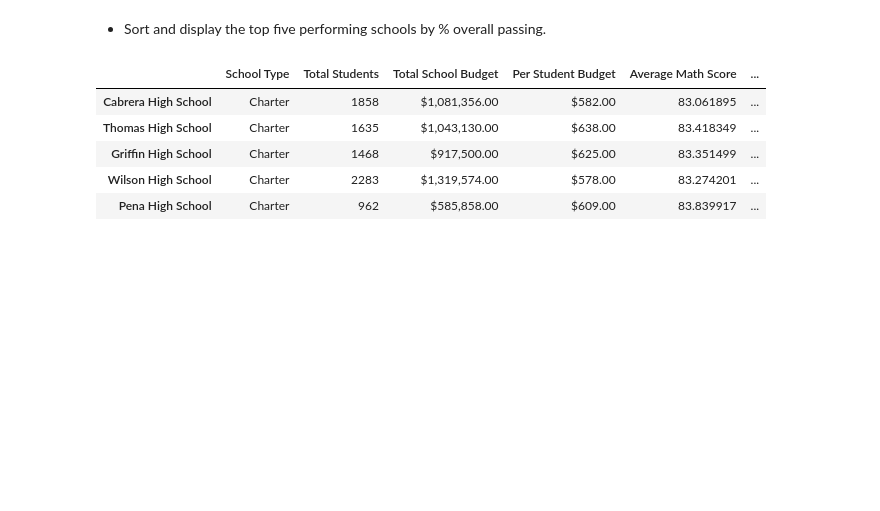
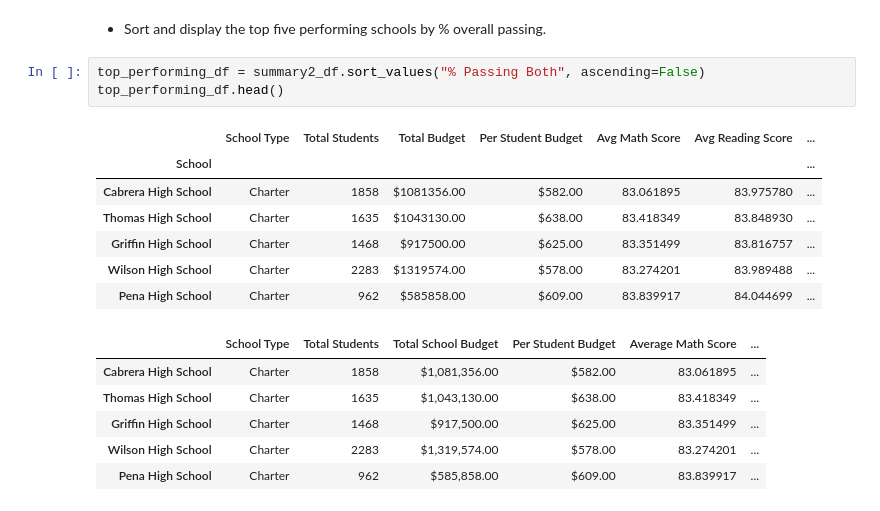
Before and after one commit to firedynasty/pandas-challenge, a Jupyter notebook: PyCitySchools_starter.ipynb, the cells around one changed output. Drawn from its saved outputs; the diff is of its cells as text; blank space fills up the shorter version.

```diff
--- a/PyCitySchools_starter.ipynb
+++ b/PyCitySchools_starter.ipynb
@@ -284,6 +287,17 @@ summary2_df
 ## Top Performing Schools (By % Overall Passing)
 # %% [markdown]
 * Sort and display the top five performing schools by % overall passing.
+# %%
+top_performing_df = summary2_df.sort_values("% Passing Both", ascending=False)
+top_performing_df.head()
+# %% [output]
+|  | School Type | Total Students | Total Budget | Per Student Budget | Avg Math Score | Avg Reading Score | ... |
+| School |  |  |  |  |  |  | ... |
+| Cabrera High School | Charter | 1858 | $1081356.00 | $582.00 | 83.061895 | 83.975780 | ... |
+| Thomas High School | Charter | 1635 | $1043130.00 | $638.00 | 83.418349 | 83.848930 | ... |
+| Griffin High School | Charter | 1468 | $917500.00 | $625.00 | 83.351499 | 83.816757 | ... |
+| Wilson High School | Charter | 2283 | $1319574.00 | $578.00 | 83.274201 | 83.989488 | ... |
+| Pena High School | Charter | 962 | $585858.00 | $609.00 | 83.839917 | 84.044699 | ... |
 # %%
 # %% [output]
 |  | School Type | Total Students | Total School Budget | Per Student Budget | Average Math Score | ... |
```
Also changed, not shown: parts of 6 cells of this notebook.
